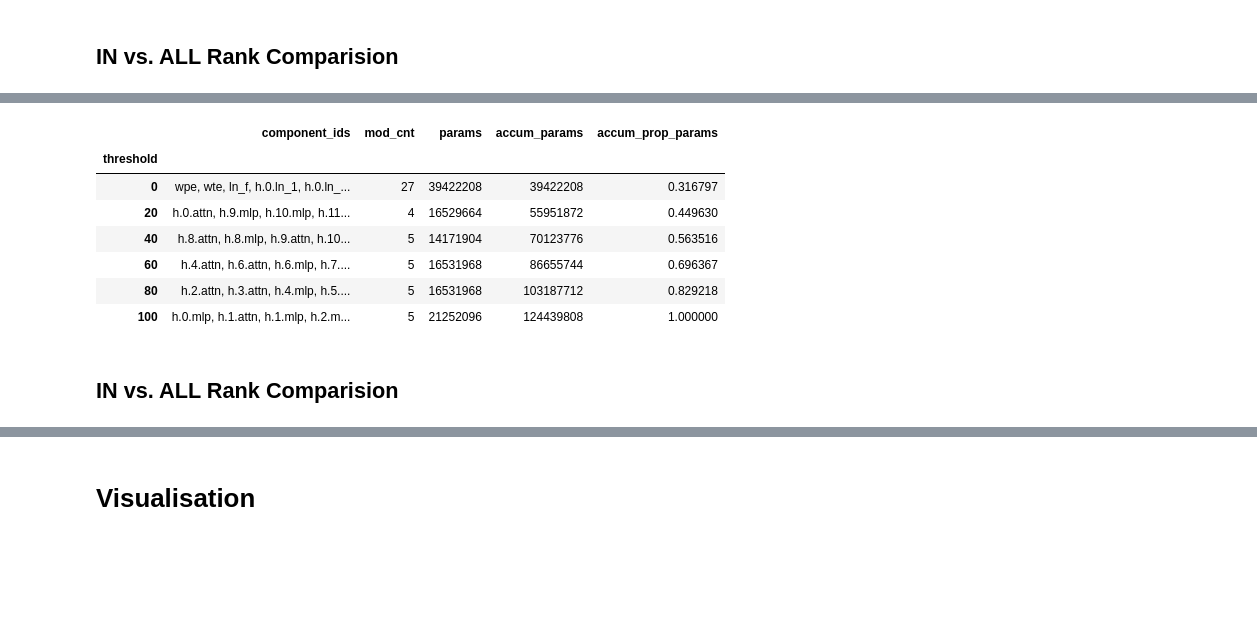
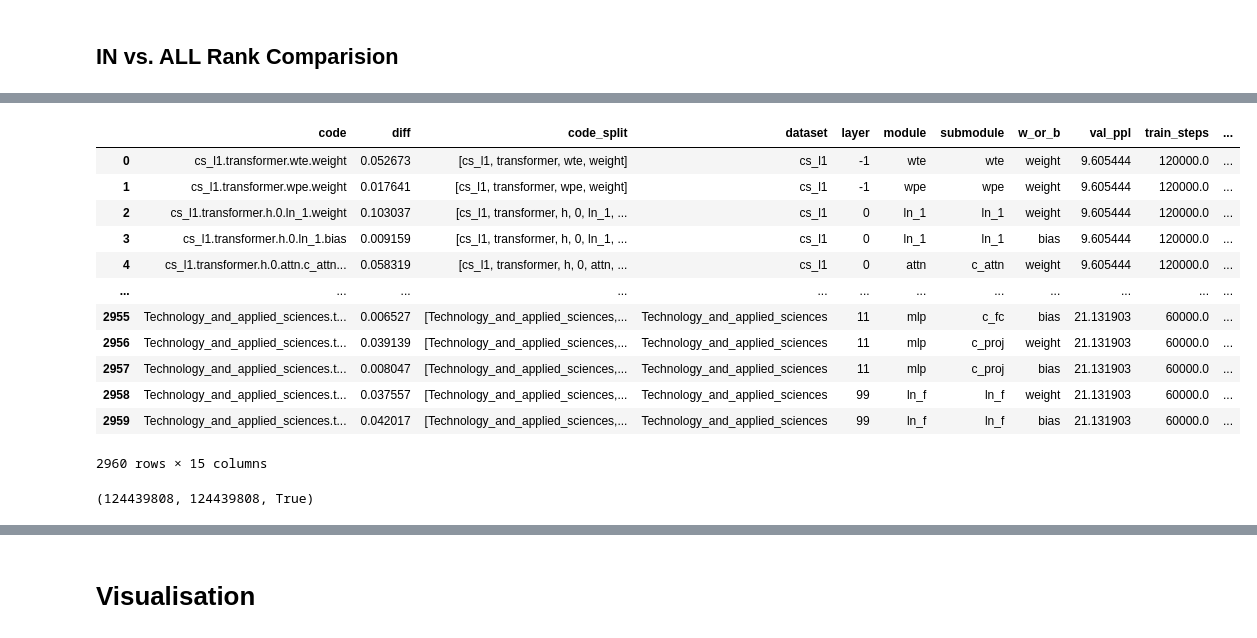
Before and after one commit to joonable/domain_adaptation_m2d2, a Jupyter notebook: 230630_modules_vs_submodules.ipynb, the cells around one changed output, grey strips where cells are left out. Cells and saved outputs as stored; diff of their text form; code cells hidden in the pictures; blank space fills up the shorter version.

```diff
--- a/230630_modules_vs_submodules.ipynb
+++ b/230630_modules_vs_submodules.ipynb
@@ -146,2 +286,0 @@ df_modules.loc[df_modules.is_localised, ["layer", "component_id", "threshold", "
-# %%
-df_sub = pd.read_pickle("./data/df_avg_diff_weights_sub_230627.pkl")
@@ -529,13 +286,0 @@ df_modules_agg["component_ids"] = df_modules_agg["component_ids"].apply(lambda l
-# %%
-df_modules_agg
-# %% [output]
-|  | component_ids | mod_cnt | params | accum_params | accum_prop_params |
-| threshold |  |  |  |  |  |
-| 0 | wpe, wte, ln_f, h.0.ln_1, h.0.ln_... | 27 | 39422208 | 39422208 | 0.316797 |
-| 20 | h.0.attn, h.9.mlp, h.10.mlp, h.11... | 4 | 16529664 | 55951872 | 0.449630 |
-| 40 | h.8.attn, h.8.mlp, h.9.attn, h.10... | 5 | 14171904 | 70123776 | 0.563516 |
-| 60 | h.4.attn, h.6.attn, h.6.mlp, h.7.... | 5 | 16531968 | 86655744 | 0.696367 |
-| 80 | h.2.attn, h.3.attn, h.4.mlp, h.5.... | 5 | 16531968 | 103187712 | 0.829218 |
-| 100 | h.0.mlp, h.1.attn, h.1.mlp, h.2.m... | 5 | 21252096 | 124439808 | 1.000000 |
-# %% [markdown]
-## IN vs. ALL Rank Comparision
@@ -557,0 +287,26 @@ df_modules.loc[df_modules.is_localised, ["layer", "component_id", "threshold", "
+# %%
+df_sub_diff_weights = pd.read_pickle("./data/df_avg_diff_weights_sub_230627.pkl")
+
+df_sub_diff_weights = df_sub_diff_weights.rename({"sub_module": "submodule"}, axis=1)
+df_sub_diff_weights.submodule = df_sub_diff_weights.component_id.apply(lambda x: x.split(".")[-1])
+is_in_layer = ~(df_sub.layer.isin([-1, 99]))
+df_sub_diff_weights["is_in_layer"] = is_in_layer
+
+is_localised = (df_sub.module.isin(["attn", "mlp"])) & is_in_layer
+df_sub_diff_weights["is_localised"] =  is_localised
+# %%
+df_sub_diff_weights
+# %% [output]
+|  | code | diff | code_split | dataset | layer | module | submodule | w_or_b | val_ppl | train_steps | ... |
+| 0 | cs_l1.transformer.wte.weight | 0.052673 | [cs_l1, transformer, wte, weight] | cs_l1 | -1 | wte | wte | weight | 9.605444 | 120000.0 | ... |
+| 1 | cs_l1.transformer.wpe.weight | 0.017641 | [cs_l1, transformer, wpe, weight] | cs_l1 | -1 | wpe | wpe | weight | 9.605444 | 120000.0 | ... |
+| 2 | cs_l1.transformer.h.0.ln_1.weight | 0.103037 | [cs_l1, transformer, h, 0, ln_1, ... | cs_l1 | 0 | ln_1 | ln_1 | weight | 9.605444 | 120000.0 | ... |
+| 3 | cs_l1.transformer.h.0.ln_1.bias | 0.009159 | [cs_l1, transformer, h, 0, ln_1, ... | cs_l1 | 0 | ln_1 | ln_1 | bias | 9.605444 | 120000.0 | ... |
+| 4 | cs_l1.transformer.h.0.attn.c_attn... | 0.058319 | [cs_l1, transformer, h, 0, attn, ... | cs_l1 | 0 | attn | c_attn | weight | 9.605444 | 120000.0 | ... |
+| ... | ... | ... | ... | ... | ... | ... | ... | ... | ... | ... | ... |
+| 2955 | Technology_and_applied_sciences.t... | 0.006527 | [Technology_and_applied_sciences,... | Technology_and_applied_sciences | 11 | mlp | c_fc | bias | 21.131903 | 60000.0 | ... |
+| 2956 | Technology_and_applied_sciences.t... | 0.039139 | [Technology_and_applied_sciences,... | Technology_and_applied_sciences | 11 | mlp | c_proj | weight | 21.131903 | 60000.0 | ... |
+| 2957 | Technology_and_applied_sciences.t... | 0.008047 | [Technology_and_applied_sciences,... | Technology_and_applied_sciences | 11 | mlp | c_proj | bias | 21.131903 | 60000.0 | ... |
+| 2958 | Technology_and_applied_sciences.t... | 0.037557 | [Technology_and_applied_sciences,... | Technology_and_applied_sciences | 99 | ln_f | ln_f | weight | 21.131903 | 60000.0 | ... |
+| 2959 | Technology_and_applied_sciences.t... | 0.042017 | [Technology_and_applied_sciences,... | Technology_and_applied_sciences | 99 | ln_f | ln_f | bias | 21.131903 | 60000.0 | ... |
+2960 rows × 15 columns
@@ -557,0 +336,4 @@ df_modules.loc[df_modules.is_localised, ["layer", "component_id", "threshold", "
+# %%
+df_modules.total.sum(), n_total_params, df_submodules.total.sum() == n_total_params
+# %% [output]
+(124439808, 124439808, True)
```
Also changed, not shown: parts of 85 cells of this notebook.
